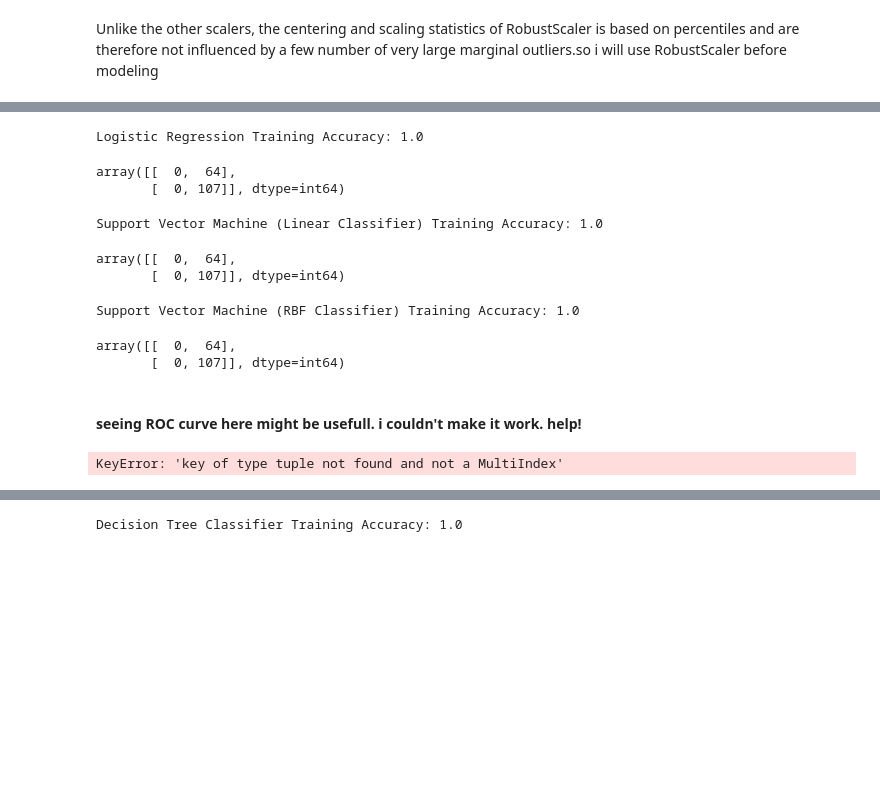
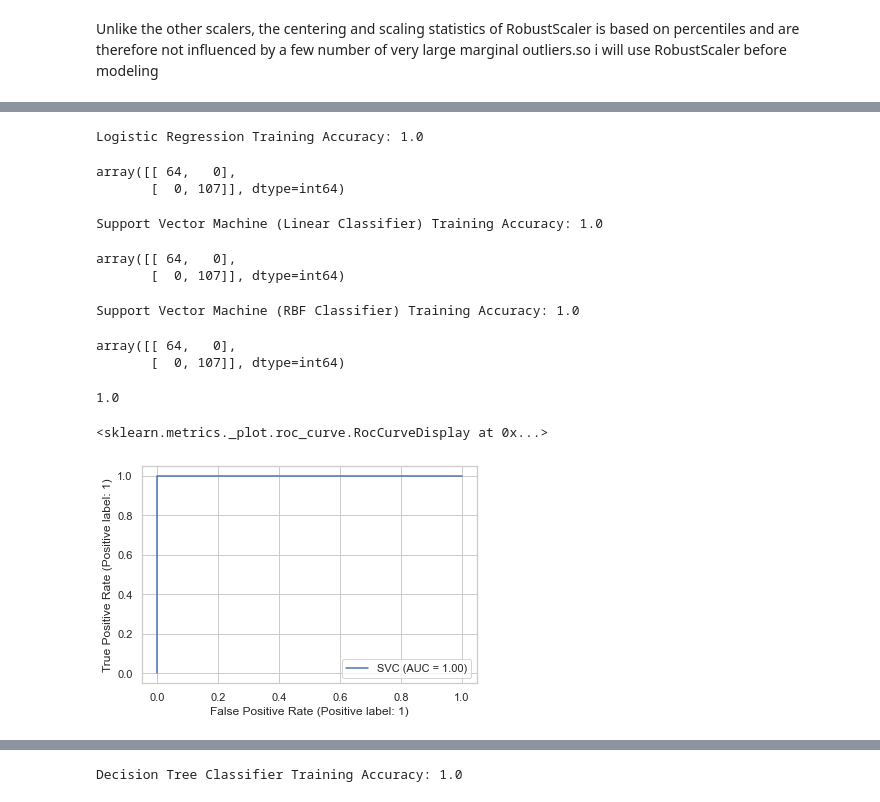
Before and after one commit to faikbak/01_first_notebook, a Jupyter notebook: capstone 3 cancer/capstone3 cancer.ipynb, the cells around one changed output, grey strips where cells are left out. Cells and saved outputs as stored; diff of their text form; code cells hidden in the pictures; blank space fills up the shorter version.

```diff
--- a/capstone 3 cancer/capstone3 cancer.ipynb
+++ b/capstone 3 cancer/capstone3 cancer.ipynb
@@ -321,5 +314,5 @@ corr_matrix.where(np.triu(np.ones(corr_matrix.shape), k=1).astype(np.bool))
 30 rows × 30 columns
 # %%
 # Find index of feature columns with correlation greater than 0.95
-to_drop = [column for column in corr_matrix.columns if any(corr_matrix[column] > 0.95)]
+#to_drop = [column for column in corr_matrix.columns if any(corr_matrix[column] > 0.95)]
 # %%
@@ -361,25 +356,5 @@ Unlike the other scalers, the centering and scaling statistics of RobustScaler i
 # %%
 #robust scaler
 rs=RobustScaler()
-rs.fit_transform(X_train, y_train)
-
-#Logistic Regression
-log = LogisticRegression(random_state = 0)
-log.fit(X_train, y_train)
-
-#Using SVC linear
-svc_lin = SVC(kernel = 'linear', random_state = 0)
-svc_lin.fit(X_train, y_train)
-
-#Using SVC rbf
-svc_rbf = SVC(kernel = 'rbf', random_state = 0)
-svc_rbf.fit(X_train, y_train)
-
-#Using DecisionTreeClassifier
-tree = DecisionTreeClassifier(criterion = 'entropy', random_state = 0)
-tree.fit(X_train, y_train)
-
-#Using Random Forest Classifier
-forest = RandomForestClassifier(n_estimators = 10, criterion = 'entropy', random_state = 0)
-forest.fit(X_train, y_train)
+rs.fit(X_train, y_train)
 # %% [output]
@@ -389,40 +394,29 @@ print('Logistic Regression Training Accuracy:', log.score(X_train, y_train)),
 confusion_matrix(y_test, log.predict(X_test))
 # %% [output]
 Logistic Regression Training Accuracy: 1.0
-array([[  0,  64],
+array([[ 64,   0],
        [  0, 107]], dtype=int64)
 # %%
 print('Support Vector Machine (Linear Classifier) Training Accuracy:', svc_lin.score(X_train, y_train)),
 confusion_matrix(y_test, svc_lin.predict(X_test))
 # %% [output]
 Support Vector Machine (Linear Classifier) Training Accuracy: 1.0
-array([[  0,  64],
+array([[ 64,   0],
        [  0, 107]], dtype=int64)
 # %%
 print('Support Vector Machine (RBF Classifier) Training Accuracy:', svc_rbf.score(X_train, y_train)),
 confusion_matrix(y_test, svc_rbf.predict(X_test))
 # %% [output]
 Support Vector Machine (RBF Classifier) Training Accuracy: 1.0
-array([[  0,  64],
+array([[ 64,   0],
        [  0, 107]], dtype=int64)
-# %% [markdown]
-#### seeing ROC curve here might be usefull. i couldn't make it work. help!
+# %%
+roc_auc_score(y, log.predict_proba(X)[:, 1])
+# %% [output]
+1.0
 # %%
-from sklearn.preprocessing import label_binarize
-from sklearn.metrics import roc_curve, auc
-#logistic regression just for trial
-log = LogisticRegression(random_state = 0)
-log.fit(X_train, y_train)
-y_score = log.fit(X_train, y_train).decision_function(X_test)
-
-y = label_binarize(y, classes=[0, 1, 2])
-n_classes = y.shape[1]
-
-# Compute ROC curve and ROC area for each class
-fpr = dict()
-tpr = dict()
-roc_auc = dict()
-for i in range(n_classes):
-    fpr[i], tpr[i], _ = roc_curve(y_test[:, i], y_score[:, i])
+# Compute ROC curve for SVC classifier
+metrics.plot_roc_curve(svc_lin, X_test, y_test)
 # %% [output]
-KeyError: 'key of type tuple not found and not a MultiIndex'
+<sklearn.metrics._plot.roc_curve.RocCurveDisplay at 0x...>
+[figure, added]
```
Also changed, not shown: parts of 26 cells of this notebook.
